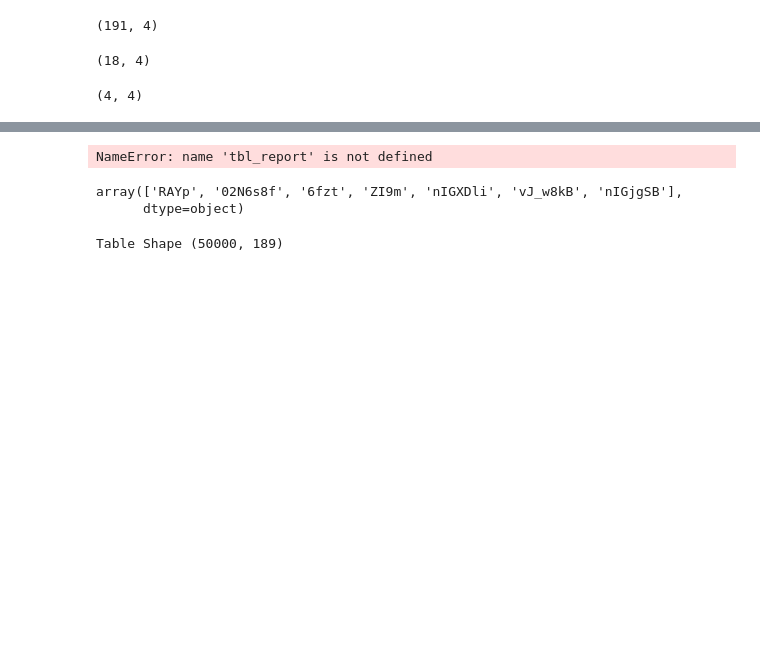
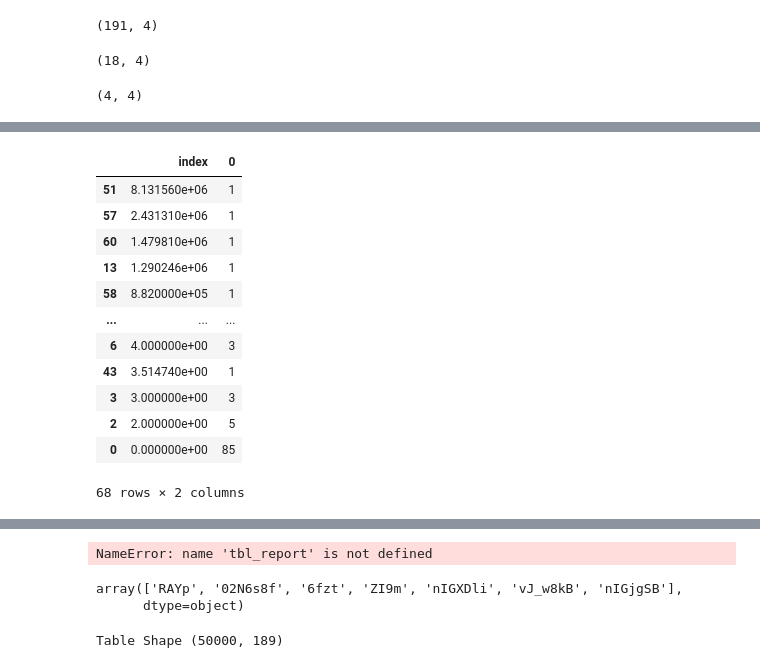
Before and after one commit to akshaypt7/customer_relationship_prediction, a Jupyter notebook: KDD_cup.ipynb, the cells around one changed output, grey strips where cells are left out. Saved outputs shown, nothing was run; the diff lists cells and outputs as text; code cells hidden in the pictures; blank space fills up the shorter version.

```diff
--- a/KDD_cup.ipynb
+++ b/KDD_cup.ipynb
@@ -185,0 +233,16 @@ df_object[df_object['nulls'] > 45000 ].shape # we have 4 columns (type:object)
+# %%
+df_test = pd.DataFrame(df_train.median().value_counts()).reset_index().sort_values('index', ascending=False)
+# %% [output]
+|  | index | 0 |
+| 51 | 8.131560e+06 | 1 |
+| 57 | 2.431310e+06 | 1 |
+| 60 | 1.479810e+06 | 1 |
+| 13 | 1.290246e+06 | 1 |
+| 58 | 8.820000e+05 | 1 |
+| ... | ... | ... |
+| 6 | 4.000000e+00 | 3 |
+| 43 | 3.514740e+00 | 1 |
+| 3 | 3.000000e+00 | 3 |
+| 2 | 2.000000e+00 | 5 |
+| 0 | 0.000000e+00 | 85 |
+68 rows × 2 columns
```
Also changed, not shown: parts of 13 cells of this notebook.
